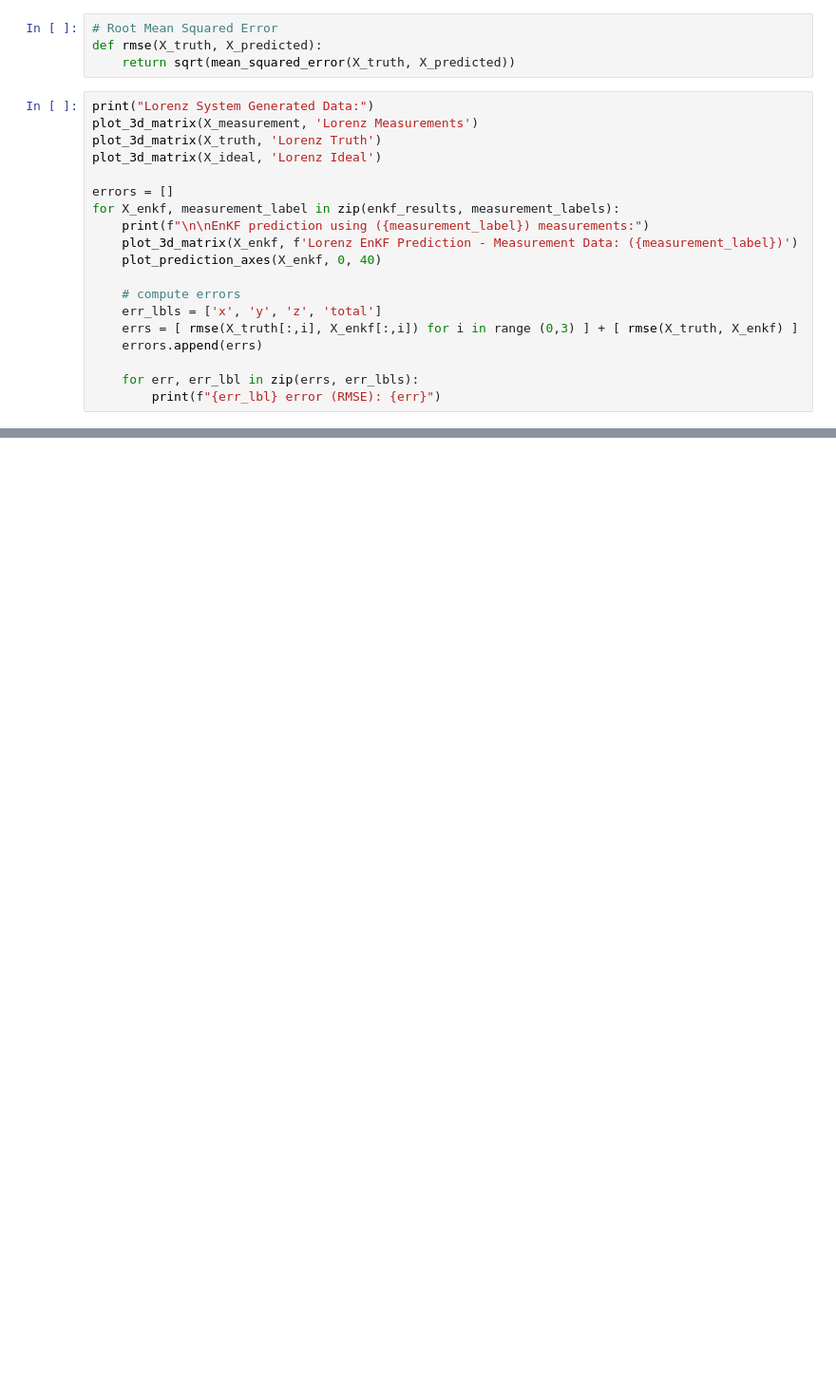
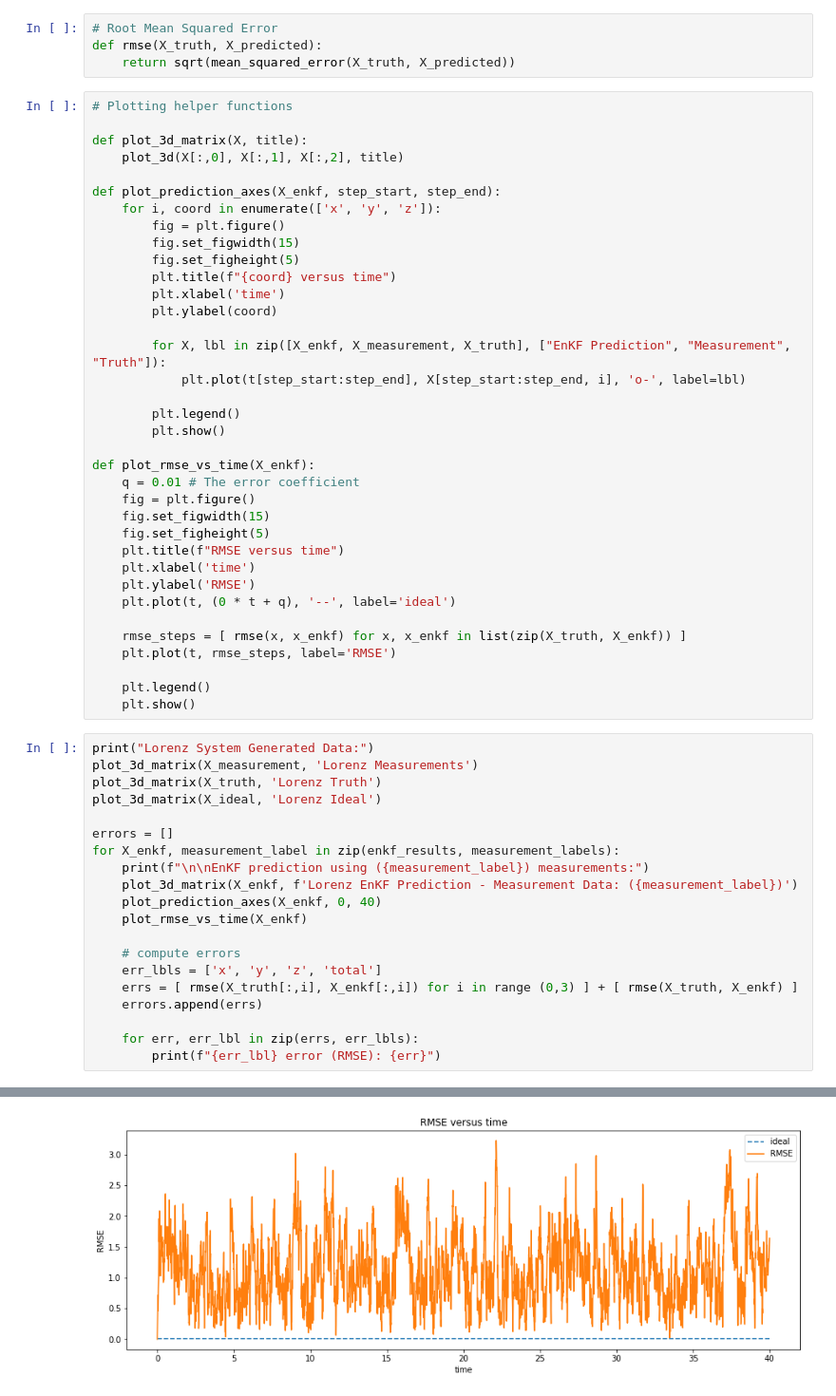
Before and after one commit to jace-kline/math582-miniproject4, a Jupyter notebook: solution.ipynb, the cells around one changed output, grey strips where cells are left out. Shown at 95% size. Cells and saved outputs as stored; diff of their text form; blank space fills up the shorter version.

Commit message:
RMSE vs time plots

```diff
--- a/solution.ipynb
+++ b/solution.ipynb
@@ -521,35 +501,73 @@ def plot_prediction_axes(X_enkf, step_start, step_end):
 # Root Mean Squared Error
 def rmse(X_truth, X_predicted):
     return sqrt(mean_squared_error(X_truth, X_predicted))
+# %%
+# Plotting helper functions
+
+def plot_3d_matrix(X, title):
+    plot_3d(X[:,0], X[:,1], X[:,2], title)
+
+def plot_prediction_axes(X_enkf, step_start, step_end):
+    for i, coord in enumerate(['x', 'y', 'z']):
+        fig = plt.figure()
+        fig.set_figwidth(15)
+        fig.set_figheight(5)
+        plt.title(f"{coord} versus time")
+        plt.xlabel('time')
+        plt.ylabel(coord)
+
+        for X, lbl in zip([X_enkf, X_measurement, X_truth], ["EnKF Prediction", "Measurement", "Truth"]):
+            plt.plot(t[step_start:step_end], X[step_start:step_end, i], 'o-', label=lbl)
+
+        plt.legend()
+        plt.show()
+
+def plot_rmse_vs_time(X_enkf):
+    q = 0.01 # The error coefficient
+    fig = plt.figure()
+    fig.set_figwidth(15)
+    fig.set_figheight(5)
+    plt.title(f"RMSE versus time")
+    plt.xlabel('time')
+    plt.ylabel('RMSE')
+    plt.plot(t, (0 * t + q), '--', label='ideal')
+
+    rmse_steps = [ rmse(x, x_enkf) for x, x_enkf in list(zip(X_truth, X_enkf)) ]
+    plt.plot(t, rmse_steps, label='RMSE')
+
+    plt.legend()
+    plt.show()
 # %%
 print("Lorenz System Generated Data:")
 plot_3d_matrix(X_measurement, 'Lorenz Measurements')
 plot_3d_matrix(X_truth, 'Lorenz Truth')
 plot_3d_matrix(X_ideal, 'Lorenz Ideal')
 
 errors = []
 for X_enkf, measurement_label in zip(enkf_results, measurement_labels):
     print(f"\n\nEnKF prediction using ({measurement_label}) measurements:")
     plot_3d_matrix(X_enkf, f'Lorenz EnKF Prediction - Measurement Data: ({measurement_label})')
     plot_prediction_axes(X_enkf, 0, 40)
+    plot_rmse_vs_time(X_enkf)
 
     # compute errors
     err_lbls = ['x', 'y', 'z', 'total']
     errs = [ rmse(X_truth[:,i], X_enkf[:,i]) for i in range (0,3) ] + [ rmse(X_truth, X_enkf) ]
     errors.append(errs)
 
     for err, err_lbl in zip(errs, err_lbls):
         print(f"{err_lbl} error (RMSE): {err}")
 # %% [output]
 Lorenz System Generated Data:
 [figure]
 [figure]
 [figure]
 EnKF prediction using (x) measurements:
 [figure]
 [figure]
 [figure]
 [figure]
+[figure, new version]
 x error (RMSE): 0.45895257957004015
 y error (RMSE): 1.437750265497146
 z error (RMSE): 1.5392571961748296
```
Also changed, not shown: parts of 3 cells of this notebook.
